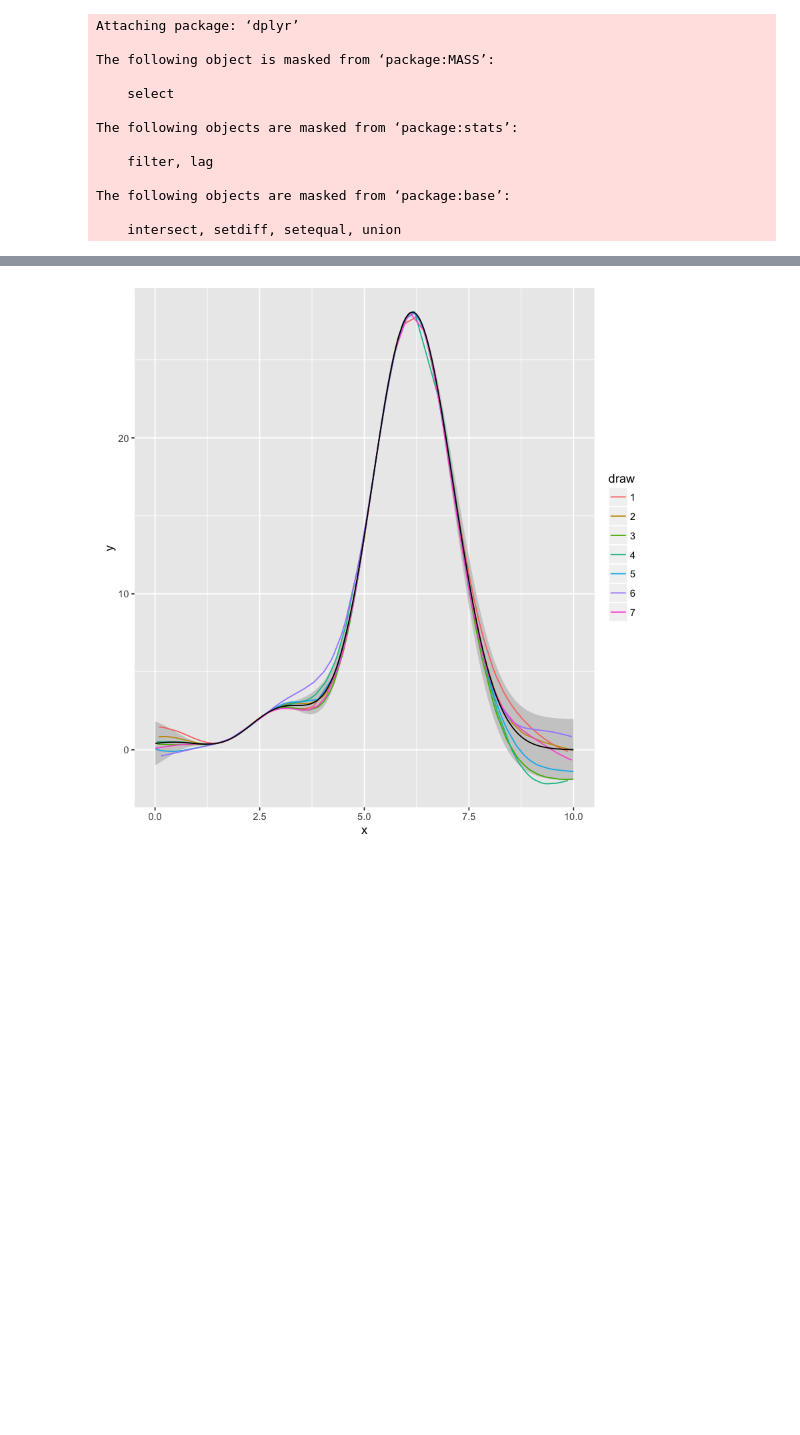
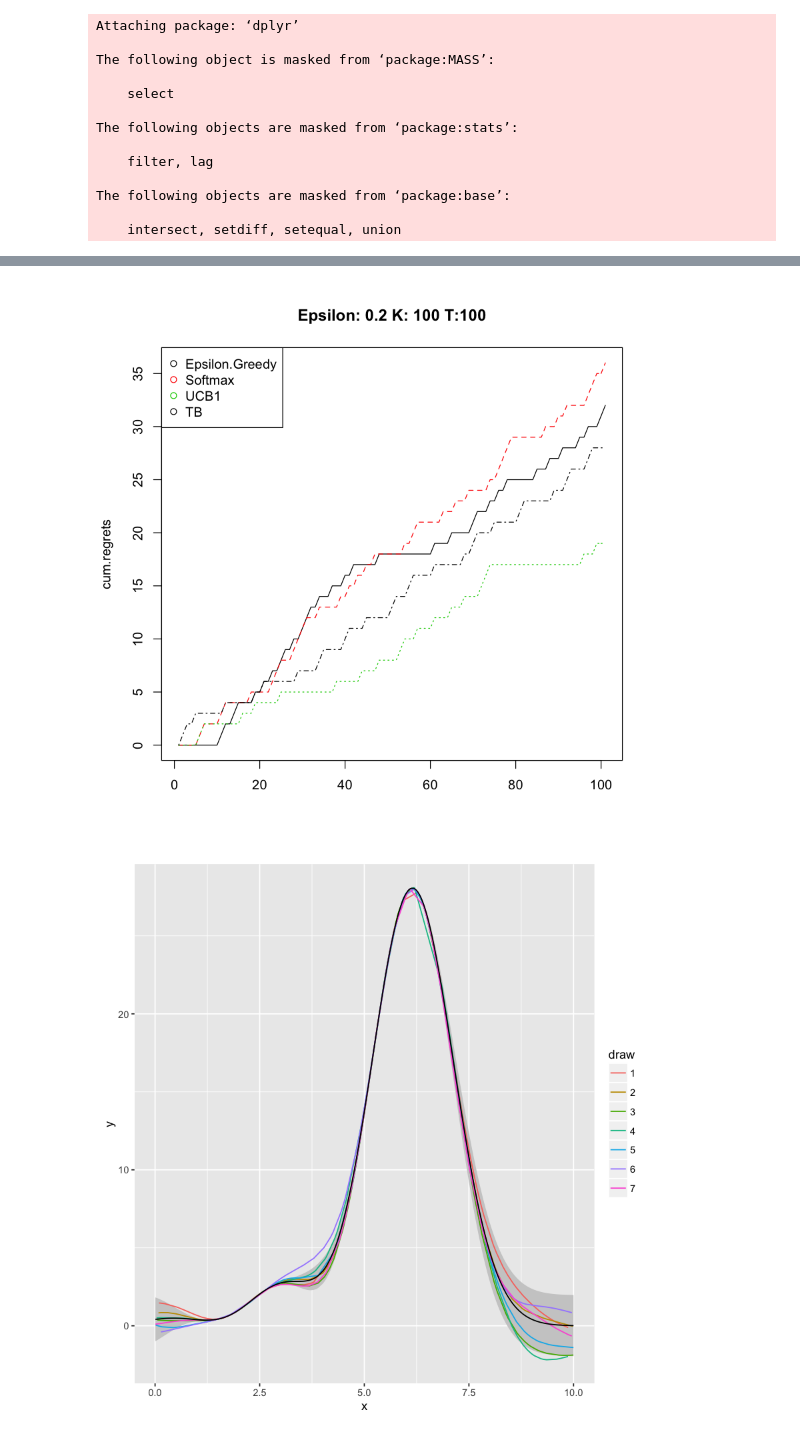
Before and after one commit to Westermann/bayes_opt, a Jupyter notebook: course_homework/plots.ipynb, the cells around one changed output, grey strips where cells are left out. Saved outputs shown, nothing was run; the diff lists cells and outputs as text; code cells hidden in the pictures; blank space fills up the shorter version.

```diff
--- a/course_homework/plots.ipynb
+++ b/course_homework/plots.ipynb
@@ -41,3 +48,7 @@ ERROR: Error in plot.xy(xy, type, ...): invalid plot type
+# %%
+plot.regrets(0.2, 100, 100)
+# %% [output]
+[figure, added]
 # %%
 se.kernel <- function(x1, x2) {
     exp(-.5 * (x1 - x2)^2)
```
Also changed, not shown: parts of 3 cells of this notebook, 2 other files.
